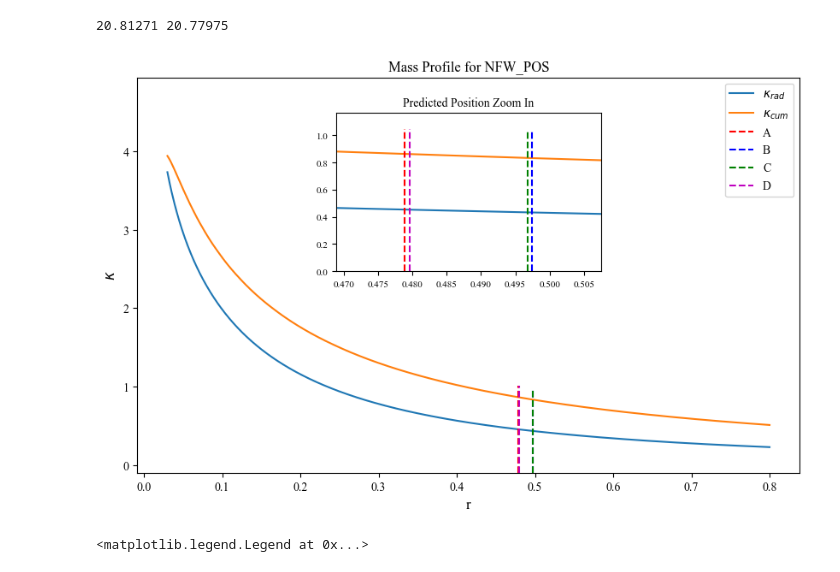
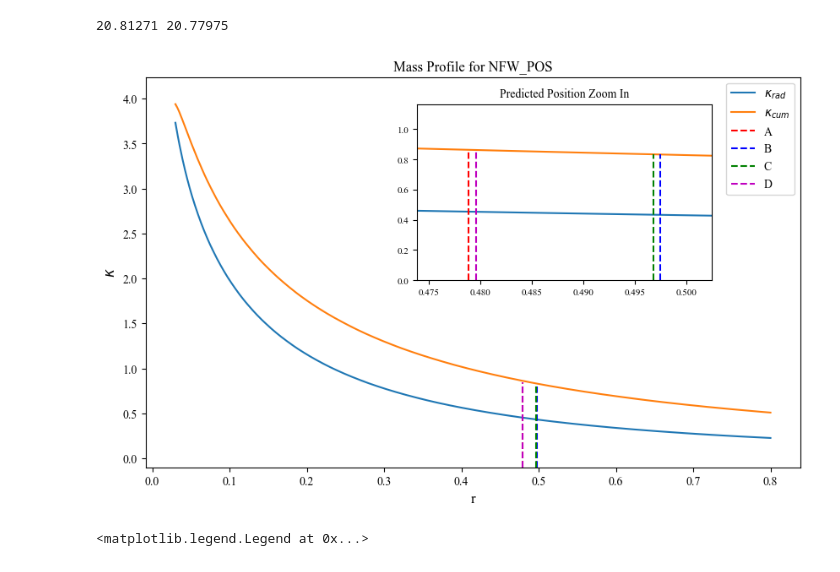
Before and after one commit to romms921/IllustrisTNG-Lens-Modelling, a Jupyter notebook: mass_profile.ipynb, the cells around one changed output. Saved outputs shown, nothing was run; the diff lists cells and outputs as text; code cells hidden in the pictures.

```diff
--- a/mass_profile.ipynb
+++ b/mass_profile.ipynb
@@ -173,8 +173,8 @@ pred
 pred = pred[pred['rad'] >= 0.1].reset_index(drop=True)
 
 
-inset_x_lim_l = min(pred['rad']) - 0.01
-inset_x_lim_u = max(pred['rad']) + 0.01
+inset_x_lim_l = min(pred['rad']) - 0.005
+inset_x_lim_u = max(pred['rad']) + 0.005
 # %% [output]
 20.81271 20.77975
 # %%
@@ -196,34 +196,34 @@ inset_percent_height = [ph + 0.68 for ph in percent_height]
 # %%
 plt.figure(figsize=(10, 6))
 plt.plot(data['r'], data['kappa'], label='$\kappa _{rad}$')
 plt.plot(data2['r'], data2['kappa'], label='$\kappa _{cum}$')
-plt.axvline(x=pred['rad'][0], color='r', linestyle='--', label='A', ymax=percent_height[0], ymin=0)
-plt.axvline(x=pred['rad'][1], color='b', linestyle='--', label='B', ymax=percent_height[1], ymin=0)
-plt.axvline(x=pred['rad'][2], color='g', linestyle='--', label='C', ymax=percent_height[2], ymin=0)
-plt.axvline(x=pred['rad'][3], color='m', linestyle='--', label='D', ymax=percent_height[3], ymin=0)
+plt.axvline(x=pred['rad'][0], color='r', linestyle='--', label='A', ymax=(kap_pred[0] / kap_max), ymin=0)
+plt.axvline(x=pred['rad'][1], color='b', linestyle='--', label='B', ymax=(kap_pred[1] / kap_max), ymin=0)
+plt.axvline(x=pred['rad'][2], color='g', linestyle='--', label='C', ymax=(kap_pred[2] / kap_max), ymin=0)
+plt.axvline(x=pred['rad'][3], color='m', linestyle='--', label='D', ymax=(kap_pred[3] / kap_max), ymin=0)
 plt.xlabel('r', fontsize=12)
 plt.ylabel('$\kappa$', fontsize=12)
 plt.title('Mass Profile for ' + model_ver)
-plt.ylim(-0.1, max(data2['kappa']) + 1)
+plt.ylim(-0.1, max(data2['kappa']) + 0.3)
 plt.legend()
 
 # Add inset plot
-ax_inset = inset_axes(plt.gca(), width="40%", height="40%", loc="upper center", borderpad=3)
+ax_inset = inset_axes(plt.gca(), width="45%", height="45%", loc="upper center", bbox_to_anchor=(0.14, 0.02, 1, 1), bbox_transform=plt.gca().transAxes, borderpad=3)
 ax_inset.plot(data['r'], data['kappa'], label='$\kappa _{rad}$')
 ax_inset.plot(data2['r'], data2['kappa'], label='$\kappa _{cum}$')
 ax_inset.set_xlim(inset_x_lim_l, inset_x_lim_u)  # Adjust the x-axis range for the inset
 ax_inset.set_ylim(0, max(kap_pred) + 0.3)  # Adjust the y-axis range for the inset
-ax_inset.axvline(x=pred['rad'][0], color='r', linestyle='--', label='A', ymax=inset_percent_height[0], ymin=0)
-ax_inset.axvline(x=pred['rad'][1], color='b', linestyle='--', label='C', ymax=inset_percent_height[1], ymin=0)
-ax_inset.axvline(x=pred['rad'][2], color='g', linestyle='--', label='B', ymax=inset_percent_height[2], ymin=0)
-ax_inset.axvline(x=pred['rad'][3], color='m', linestyle='--', label='D', ymax=inset_percent_height[3], ymin=0)
+ax_inset.axvline(x=pred['rad'][0], color='r', linestyle='--', label='A', ymax=(kap_pred[0] / (max(kap_pred) + 0.3)), ymin=0)
+ax_inset.axvline(x=pred['rad'][1], color='b', linestyle='--', label='B', ymax=(kap_pred[1] / (max(kap_pred) + 0.3)), ymin=0)
+ax_inset.axvline(x=pred['rad'][2], color='g', linestyle='--', label='C', ymax=(kap_pred[2] / (max(kap_pred) + 0.3)), ymin=0)
+ax_inset.axvline(x=pred['rad'][3], color='m', linestyle='--', label='D', ymax=(kap_pred[3] / (max(kap_pred) + 0.3)), ymin=0)
 ax_inset.set_title('Predicted Position Zoom In', fontsize=10)
 ax_inset.tick_params(axis='both', which='major', labelsize=8)
 
 plt.savefig('Mass Profiles/' + model_ver + '_mass_profile.png')
 plt.show()
 # %% [output]
-[figure, old version]
+[figure, new version]
 # %%
 # Plots Kappa Rad
 sie = pd.read_csv('SIE/SIE_POS_kaprad.dat', sep=' ', header=None, names=columns)
```
Also changed, not shown: parts of 1 cell of this notebook, 1 other file.
